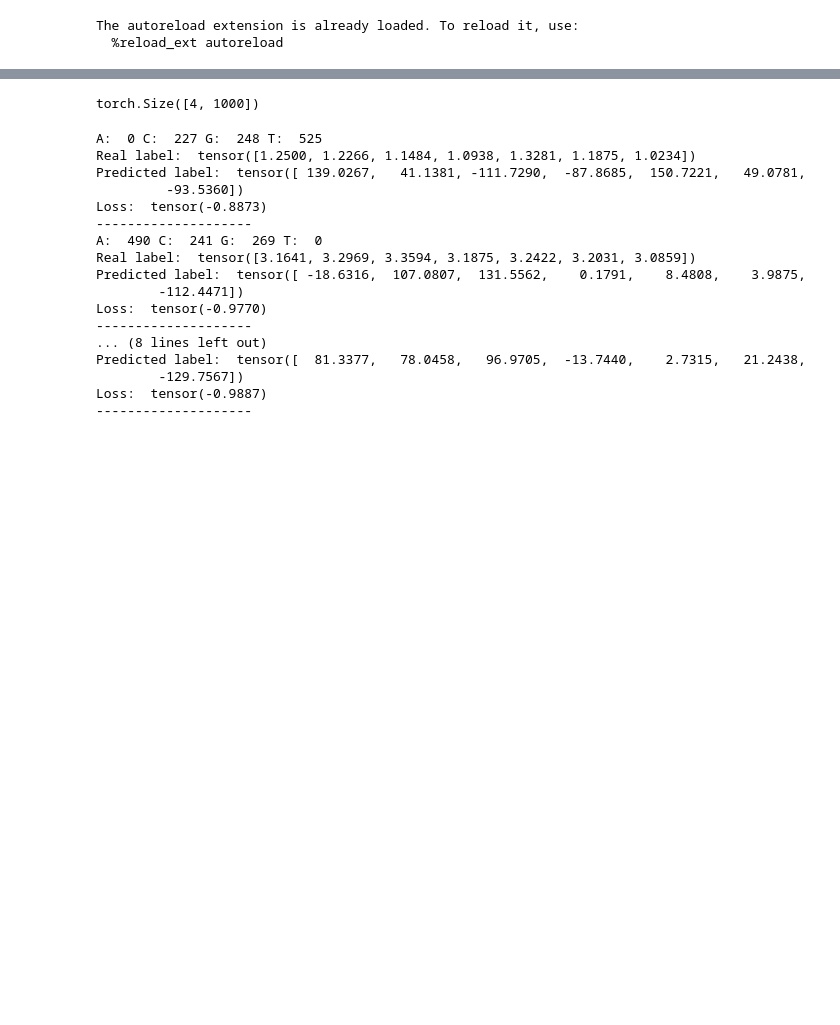
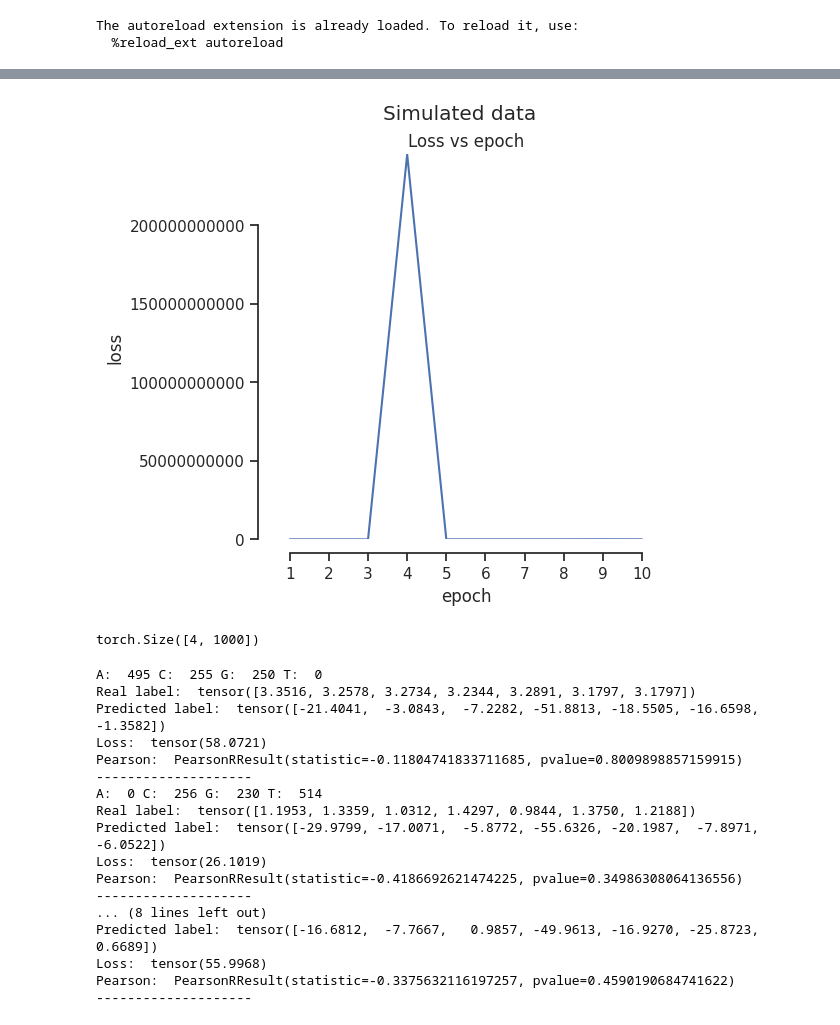
Before and after one commit to luisas/CrossEvoPred, a Jupyter notebook: bin/simulate.ipynb, the cells around one changed output, grey strips where cells are left out. Saved outputs shown, nothing was run; the diff lists cells and outputs as text; code cells hidden in the pictures; blank space fills up the shorter version.

Commit message:
Clean trainer - add tuning

```diff
--- a/bin/simulate.ipynb
+++ b/bin/simulate.ipynb
@@ -163,14 +166,38 @@ import numpy as np
 from Bio import SeqIO
 import torch
 from crossevopred.src.model.dummy_model import DummyModel
-from crossevopred.src.model.dummy_trainer import DummyTrainer
+from crossevopred.src.model.trainer import Trainer
 from crossevopred.utils.data_processing_utils import *
 from crossevopred.src.data.dataset import ExpressionDataset
 from crossevopred.src.data.encoder import *
+from crossevopred.utils.plots import *
+import torch.nn as nn
+# pearsonr
+from scipy.stats import pearsonr
 
+%load_ext autoreload
+%autoreload 2
+
+tune_configuration = "./crossevopred/config/tune_config.yaml"
+best_config_file = "./crossevopred/ray_tune/config/best_config.yaml"
+
+# Initialize model
 model   = DummyModel()
-trainer = DummyTrainer(verbose=True)
+
+# Load the dataset
 trainining_datatset_loader = torch.load(training_dataset_file)
-# Train the model
-trainer.train(trainining_datatset_loader, config_file=config_file, model=model)
+val_datatset_loader = torch.load(val_dataset_file)
+test_datatset_loader = torch.load(test_dataset_file)
+
+# Inizialize the trainer
+trainer = Trainer(model = model,
+                       training_loader = trainining_datatset_loader,
+                       validation_loader = val_datatset_loader,
+                       test_loader = test_datatset_loader,
+                       verbose=True)
+
+# Tune the model ( run tuning and store both the best model and the best hyperparameters)
+# trainer.tune()
+# Train the model (retrain with given hyperparameters)
+# trainer.train(trainining_datatset_loader, config_file=config_file, model=model)
 # %% [output]
@@ -196,0 +225,4 @@ trainer.train(trainining_datatset_loader, config_file=config_file, model=model)
+# %%
+# Plots
+plot_loss_vs_epoch(trainer.training_infos, "Simulated data", "Loss vs epoch")
+# %% [output]
@@ -197,3 +230,4 @@ trainer.train(trainining_datatset_loader, config_file=config_file, model=model)
+[figure, added]
 # %%
 # predict on my test set
 test_dataset_loader = torch.load(test_dataset_file)
@@ -203,6 +237,9 @@ test_dataset_loader.sequences[0].shape
 # %% [output]
 torch.Size([4, 1000])
 # %%
+with open(config_file, "r") as c:
+  config = yaml.safe_load(c)
+
 with torch.no_grad():
         for sequence, label in test_dataset_loader:
                 decoded_sequence = encoder.decode_one_hot(sequence.numpy())
@@ -214,26 +251,27 @@ with torch.no_grad():
                 output = model(sequence)
                 print("Real label: ", label)
                 print("Predicted label: ", output)
-                with open(config_file, "r") as c:
-                  config = yaml.safe_load(c)
-                loss_function = globals()[config["loss_function"]]()
+
+                loss_function = nn.PoissonNLLLoss(log_input=True, full=True, reduction="mean")
                 print("Loss: ", loss_function(output.squeeze(), label.float()))
+                # Pearson
+                print("Pearson: ", pearsonr(output.squeeze().numpy(), label.numpy()))
                 print("--------------------")
 # %% [output]
-A:  0 C:  227 G:  248 T:  525
-Real label:  tensor([1.2500, 1.2266, 1.1484, 1.0938, 1.3281, 1.1875, 1.0234])
-Predicted label:  tensor([ 139.0267,   41.1381, -111.7290,  -87.8685,  150.7221,   49.0781,
-         -93.5360])
-Loss:  tensor(-0.8873)
+A:  495 C:  255 G:  250 T:  0
+Real label:  tensor([3.3516, 3.2578, 3.2734, 3.2344, 3.2891, 3.1797, 3.1797])
+Predicted label:  tensor([-21.4041,  -3.0843,  -7.2282, -51.8813, -18.5505, -16.6598,  -1.3582])
+Loss:  tensor(58.0721)
+Pearson:  PearsonRResult(statistic=-0.11804741833711685, pvalue=0.8009898857159915)
 --------------------
-A:  490 C:  241 G:  269 T:  0
-Real label:  tensor([3.1641, 3.2969, 3.3594, 3.1875, 3.2422, 3.2031, 3.0859])
-Predicted label:  tensor([ -18.6316,  107.0807,  131.5562,    0.1791,    8.4808,    3.9875,
-        -112.4471])
-Loss:  tensor(-0.9770)
+A:  0 C:  256 G:  230 T:  514
+Real label:  tensor([1.1953, 1.3359, 1.0312, 1.4297, 0.9844, 1.3750, 1.2188])
+Predicted label:  tensor([-29.9799, -17.0071,  -5.8772, -55.6326, -20.1987,  -7.8971,  -6.0522])
+Loss:  tensor(26.1019)
+Pearson:  PearsonRResult(statistic=-0.4186692621474225, pvalue=0.34986308064136556)
 --------------------
 ... (8 lines left out)
-Predicted label:  tensor([  81.3377,   78.0458,   96.9705,  -13.7440,    2.7315,   21.2438,
-        -129.7567])
-Loss:  tensor(-0.9887)
+Predicted label:  tensor([-16.6812,  -7.7667,   0.9857, -49.9613, -16.9270, -25.8723,   0.6689])
+Loss:  tensor(55.9968)
+Pearson:  PearsonRResult(statistic=-0.3375632116197257, pvalue=0.4590190684741622)
 --------------------
```
Also changed, not shown: parts of 7 cells of this notebook, 12 other files.
